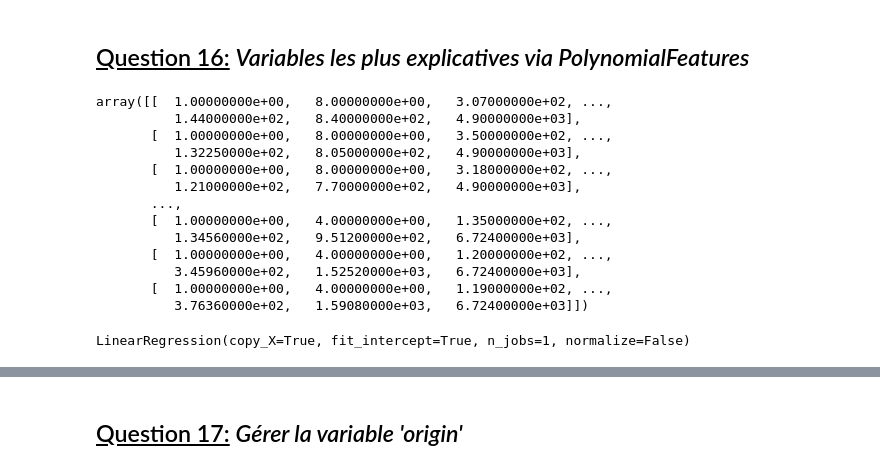
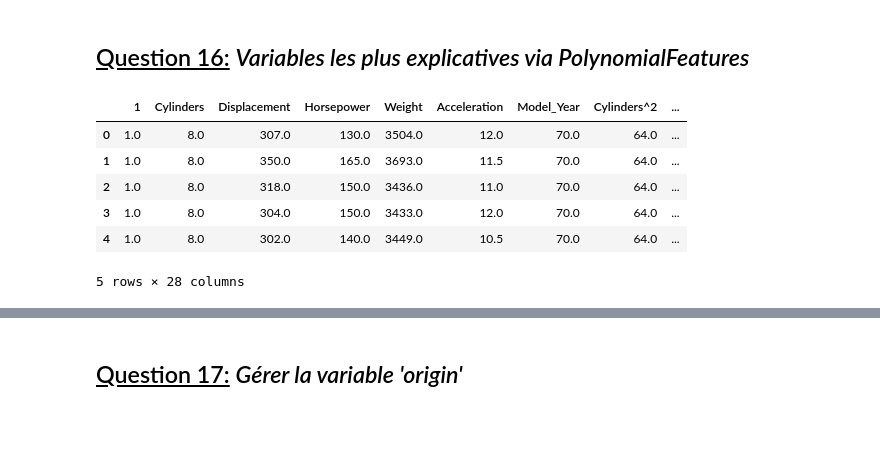
Before and after one commit to ClementTr/Statistics, a Jupyter notebook: TP2/TP_2.ipynb, the cells around one changed output, grey strips where cells are left out. Saved outputs shown, nothing was run; the diff lists cells and outputs as text; code cells hidden in the pictures; blank space fills up the shorter version.

```diff
--- a/TP2/TP_2.ipynb
+++ b/TP2/TP_2.ipynb
@@ -419,0 +394,37 @@ Les deux variables les plus explicatives sont les variables aux plus forts coeff
+# %%
+class Linmod_Spec:
+    X = None;
+    y_pred = None;
+    skl_linmod = None;
+
+    def __init__(self, X, y, intercept=True):
+        self.X = X
+        self.skl_linmod = linear_model.LinearRegression(fit_intercept=intercept)
+        self.skl_linmod.fit(scale(X), y)
+        self.y_pred = self.skl_linmod.predict(scale(X))
+
+    def display_most_explanatory_values(self, n):
+        dic_coef = {}
+        for theta, name in zip(self.skl_linmod.coef_, self.X.columns.tolist()):
+            dic_coef[name] = theta
+            print(name, ":", theta)
+        print()
+        print("Les " + str(n) + " variables les plus explicatives sont les variables aux plus forts coefficients en valeur absolue:\n",
+                sorted(dic_coef, key=lambda dict_key: abs(dic_coef[dict_key]), reverse=True)[:n])
+
+    def get_X_rescaled(self):
+        return scale(self.X)
+
+    def get_y_pred(self):
+        return self.y_pred
+
+    def get_prediction(self, to_predict_rescale):
+        return self.skl_linmod.predict(to_predict_rescale)
+## END CLASS ##
+
+X = df_cars[["Cylinders", "Displacement", "Horsepower", "Weight", "Acceleration", "Model_Year"]]
+y = df_cars.Mpg
+
+Linmod_q13 = Linmod_Spec(X, y, intercept=True)
+y_pred = Linmod_q13.get_y_pred()
+Linmod_q13.display_most_explanatory_values(2)
@@ -450,26 +471,14 @@ array([ 21.77622018])
 # %% [markdown]
 ## <u>Question 16:</u> <i>Variables les plus explicatives via PolynomialFeatures</i>
 # %%
-poly = PolynomialFeatures(2, interaction_only=False)
-X_poly = poly.fit_transform(X, y)
-X_poly
+poly = PolynomialFeatures(2, interaction_only=False, include_bias=True)
+X_poly = pd.DataFrame(poly.fit_transform(X, y), columns=poly.get_feature_names(X.columns.tolist()))
+X_poly.head()
 # %% [output]
+|  | 1 | Cylinders | Displacement | Horsepower | Weight | Acceleration | Model_Year | Cylinders^2 | ... |
+| 0 | 1.0 | 8.0 | 307.0 | 130.0 | 3504.0 | 12.0 | 70.0 | 64.0 | ... |
+| 1 | 1.0 | 8.0 | 350.0 | 165.0 | 3693.0 | 11.5 | 70.0 | 64.0 | ... |
+| 2 | 1.0 | 8.0 | 318.0 | 150.0 | 3436.0 | 11.0 | 70.0 | 64.0 | ... |
+| 3 | 1.0 | 8.0 | 304.0 | 150.0 | 3433.0 | 12.0 | 70.0 | 64.0 | ... |
+| 4 | 1.0 | 8.0 | 302.0 | 140.0 | 3449.0 | 10.5 | 70.0 | 64.0 | ... |
-array([[  1.00000000e+00,   8.00000000e+00,   3.07000000e+02, ...,
-          1.44000000e+02,   8.40000000e+02,   4.90000000e+03],
-       [  1.00000000e+00,   8.00000000e+00,   3.50000000e+02, ...,
-          1.32250000e+02,   8.05000000e+02,   4.90000000e+03],
-       [  1.00000000e+00,   8.00000000e+00,   3.18000000e+02, ...,
-          1.21000000e+02,   7.70000000e+02,   4.90000000e+03],
-       ...,
-       [  1.00000000e+00,   4.00000000e+00,   1.35000000e+02, ...,
-          1.34560000e+02,   9.51200000e+02,   6.72400000e+03],
-       [  1.00000000e+00,   4.00000000e+00,   1.20000000e+02, ...,
-          3.45960000e+02,   1.52520000e+03,   6.72400000e+03],
-       [  1.00000000e+00,   4.00000000e+00,   1.19000000e+02, ...,
-          3.76360000e+02,   1.59080000e+03,   6.72400000e+03]])
+5 rows × 28 columns
-# %%
-X_poly_rescale = scale(X_poly)
-skl_linmod_inter = linear_model.LinearRegression(fit_intercept=True)
-skl_linmod_inter.fit(X_poly_rescale, y)
-# %% [output]
-LinearRegression(copy_X=True, fit_intercept=True, n_jobs=1, normalize=False)
```
Also changed, not shown: parts of 48 cells of this notebook.
